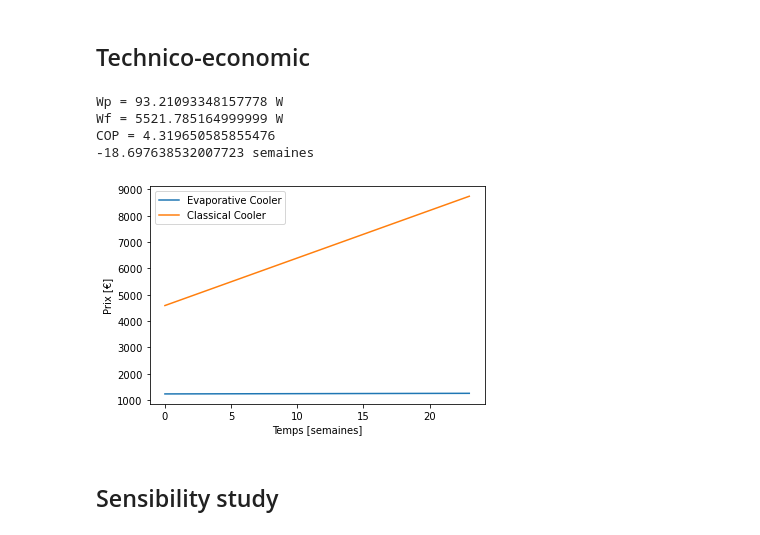
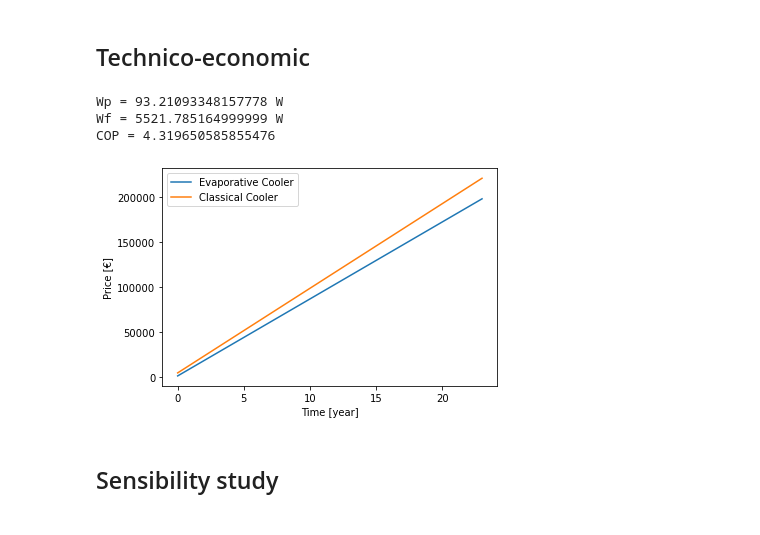
Before and after one commit to JolanKerrien/Heat-Mass-Transfer, a Jupyter notebook: Heat Transfer.ipynb, the cells around one changed output. Drawn from its saved outputs; the diff is of its cells as text; code cells hidden in the pictures.

```diff
--- a/Heat Transfer.ipynb
+++ b/Heat Transfer.ipynb
@@ -169,40 +169,39 @@ The parameters obtain seems acceptable ( efficiency, blown air and room humidity
 # %%
 # Work of the pump
 deltaP = (30-1)*1e5
 Wp = m_water*deltaP/1000; print(f'Wp = {Wp} W')
 
 #Work of the fan
 Cons = 0.25*3600 #J/m3
 Wf = m_air/1.2*Cons ; print(f'Wf = {Wf} W')
 
 #COP
 COP = Qload/(Wp+Wf); print(f'COP = {COP}')
 
 #Price
 Prixelec = 0.1740 #€/kWh
 CAPEX = 1230
-OPEX = (Wp+Wf)*1e-3*Prixelec #€/h
+OPEX = (Wp+Wf)*1e-3*Prixelec*24*365.25 #€/h
 
 CAPEXClass = 4585
 COPClass = 3.93
-OPEXClass = Qload*1e-3/COPClass*Prixelec*24*7
+OPEXClass = Qload*1e-3/COPClass*Prixelec*24*365.25
 
 #Plot
 Time = range(0,4*6) #jours
 Prix = [CAPEX + OPEX*t for t in Time] #€
 PrixClass = [CAPEXClass + OPEXClass*t for t in Time] #€
 plt.plot(Time,Prix,label = 'Evaporative Cooler')
 plt.plot(Time,PrixClass, label = 'Classical Cooler')
-plt.xlabel('Temps [semaines]')
-plt.ylabel('Prix [€]')
-plt.legend()
-Tequal = (CAPEX-CAPEXClass)/(OPEXClass-OPEX);print(f'{Tequal} semaines')
+plt.xlabel('Time [year]')
+plt.ylabel('Price [€]')
+plt.legend();
+#Tequal = (CAPEX-CAPEXClass)/(OPEXClass-OPEX);print(f'{Tequal} semaines')
 # %% [output]
 Wp = 93.21093348157778 W
 Wf = 5521.785164999999 W
 COP = 4.319650585855476
--18.697638532007723 semaines
-[figure, old version]
+[figure, new version]
 # %% [markdown]
 ## Sensibility study
 # %%
```
Also changed, not shown: parts of 1 cell of this notebook.
